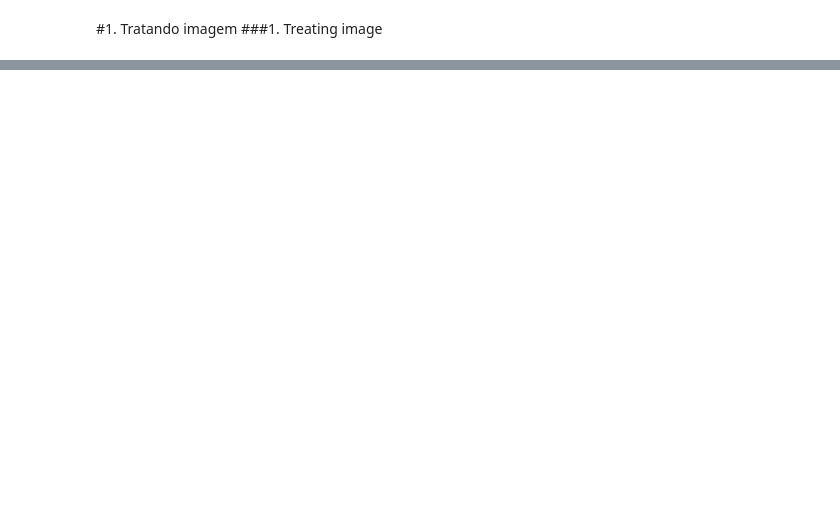
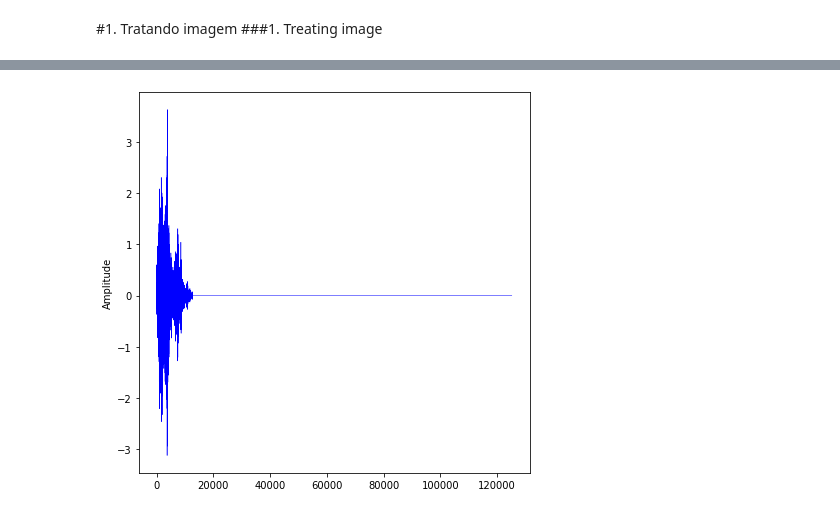
Before and after one commit to marciliojrr/PDI, a Jupyter notebook: PDI_Trabalho_prático_2_Marcílio_Júnior.ipynb, the cells around one changed output, grey strips where cells are left out. Cells and saved outputs as stored; diff of their text form; code cells hidden in the pictures; blank space fills up the shorter version.

```diff
--- a/PDI_Trabalho_prático_2_Marcílio_Júnior.ipynb
+++ b/PDI_Trabalho_prático_2_Marcílio_Júnior.ipynb
@@ -235,0 +394,23 @@ Text(0.5, 1.0, 'Imagem original')
+# %%
+# Calculando frequência de corte como 10% da maior frequência.
+# Calculating cutoff frequency as 10% of highest frequency.
+cutofffreq = (0.1) * len(audio)
+
+# Filtro ideal (o qual não é tão bom) low-pass.
+# Optimal (which is not so good) low-pass filter.
+# Parâmetros: x = array NumPy e fc = freq. de corte. Parâmetro fc é opcional.
+# Parameters: x = array NumPy and fc = freq. cutting. Parameter fc is optional.
+def lp_filter(x, fc=cutofffreq):
+    for i in range(0, len(x)):
+        if i > fc:
+            x[i] = 0
+
+    return x
+# %%
+# Aplicando o filtro a uma cópia do áudio pós DCT.
+# Applying the filter to a post DCT audio copy.
+audio_dct_filtered = audio_dct.copy()
+audio_dct_filtered = lp_filter(audio_dct_filtered)
+plot_audio(audio_dct_filtered)
+# %% [output]
+[figure, added]
```
Also changed, not shown: parts of 46 cells of this notebook.
